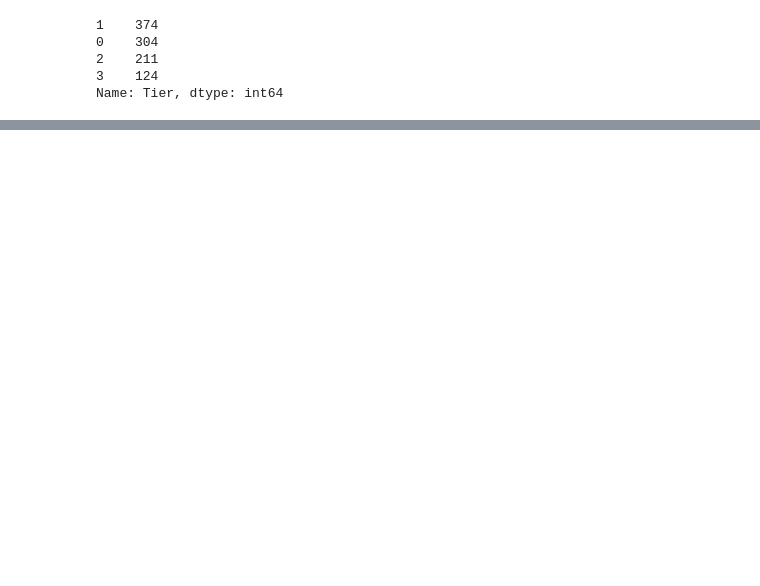
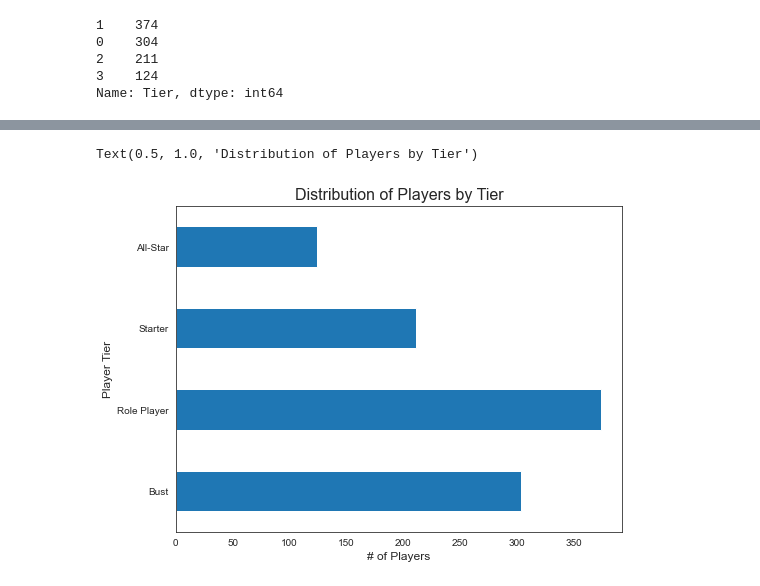
Before and after one commit to KenHoffman95/Mod-5-Capstone-Project, a Jupyter notebook: Data Cleaning and EDA.ipynb, the cells around one changed output, grey strips where cells are left out. Drawn from its saved outputs; the diff is of its cells as text; code cells hidden in the pictures; blank space fills up the shorter version.

```diff
--- a/Data Cleaning and EDA.ipynb
+++ b/Data Cleaning and EDA.ipynb
@@ -432,0 +525,28 @@ Name: Tier, dtype: int64
+# %%
+#Create the column for undersized players
+# create a list of our conditions
+conditions = [
+    (df['Ht'] < 74) & (df['Position'] == 'G'),
+    (df['Ht'] < 77) & (df['Position'] == 'GF'),
+    (df['Ht'] < 78) & (df['Position'] == 'FG'),
+    (df['Ht'] < 79) & (df['Position'] == 'F'),
+    (df['Ht'] < 81) & (df['Position'] == 'FC'),
+    (df['Ht'] < 82) & (df['Position'] == 'CF'),
+    (df['Ht'] < 82) & (df['Position'] == 'C'),
+    (df['Ht'] >= 74) & (df['Position'] == 'G'),
+    (df['Ht'] >= 77) & (df['Position'] == 'GF'),
+    (df['Ht'] >= 78) & (df['Position'] == 'FG'),
+    (df['Ht'] >= 79) & (df['Position'] == 'F'),
+    (df['Ht'] >= 81) & (df['Position'] == 'FC'),
+    (df['Ht'] >= 82) & (df['Position'] == 'CF'),
+    (df['Ht'] >= 82) & (df['Position'] == 'C')
+    ]
+
+# create a list of the values we want to assign for each condition
+values = [1, 1, 1, 1, 1, 1, 1, 0, 0, 0, 0, 0, 0, 0]
+
+# create a new column and use np.select to assign values to it using our lists as arguments
+df['Undersized'] = np.select(conditions, values)
+
+# display updated DataFrame
+df.head(25)
@@ -432,0 +579,2 @@ Name: Tier, dtype: int64
+# %%
+df['Tier_Cat'] = df.Tier.map(lambda x: "All-Star" if x==3 else "Starter" if x==2 else "Role Player" if x==1 else "Bust")
@@ -432,0 +590,8 @@ Name: Tier, dtype: int64
+# %%
+ax = df['Tier_Cat'].value_counts().reindex(["Bust", "Role Player", "Starter", "All-Star"]).plot(kind="barh", figsize=(8,6))
+ax.set_xlabel("# of Players", fontsize=12)
+ax.set_ylabel("Player Tier", fontsize=12)
+ax.set_title("Distribution of Players by Tier", fontsize=16)
+# %% [output]
+Text(0.5, 1.0, 'Distribution of Players by Tier')
+[figure, added]
```
Also changed, not shown: parts of 10 cells of this notebook.
